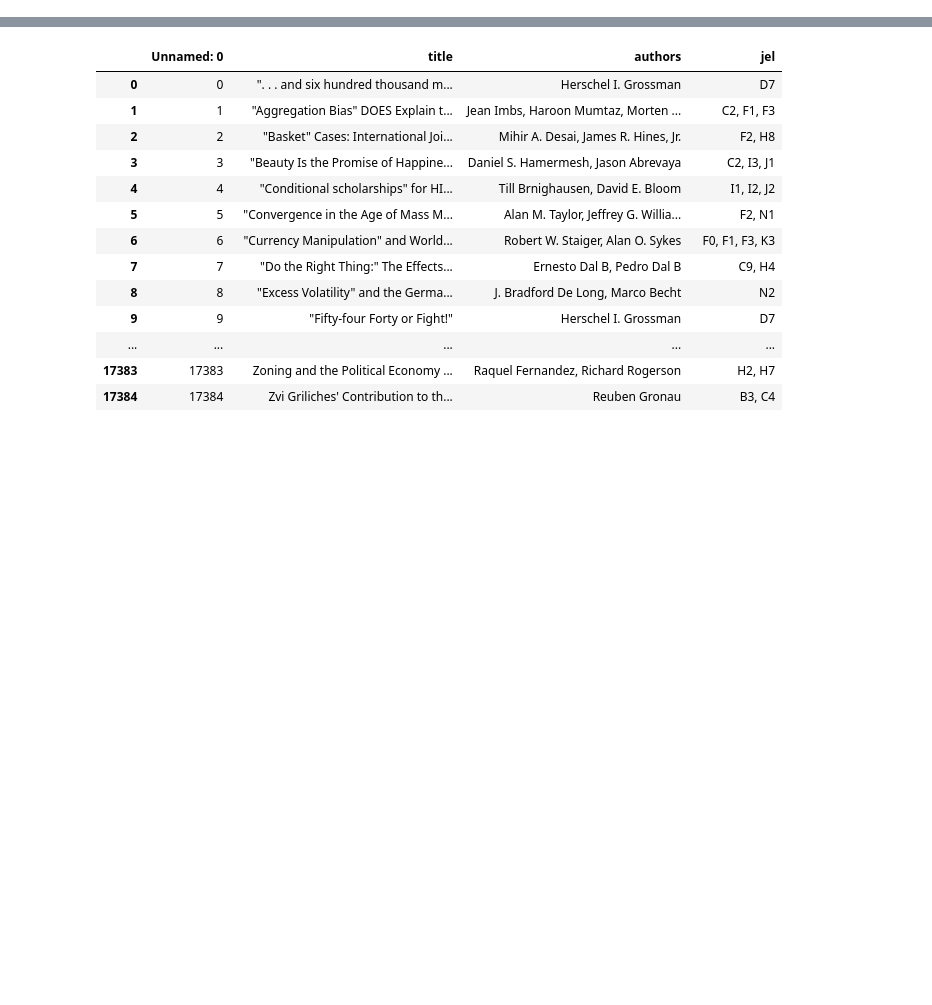
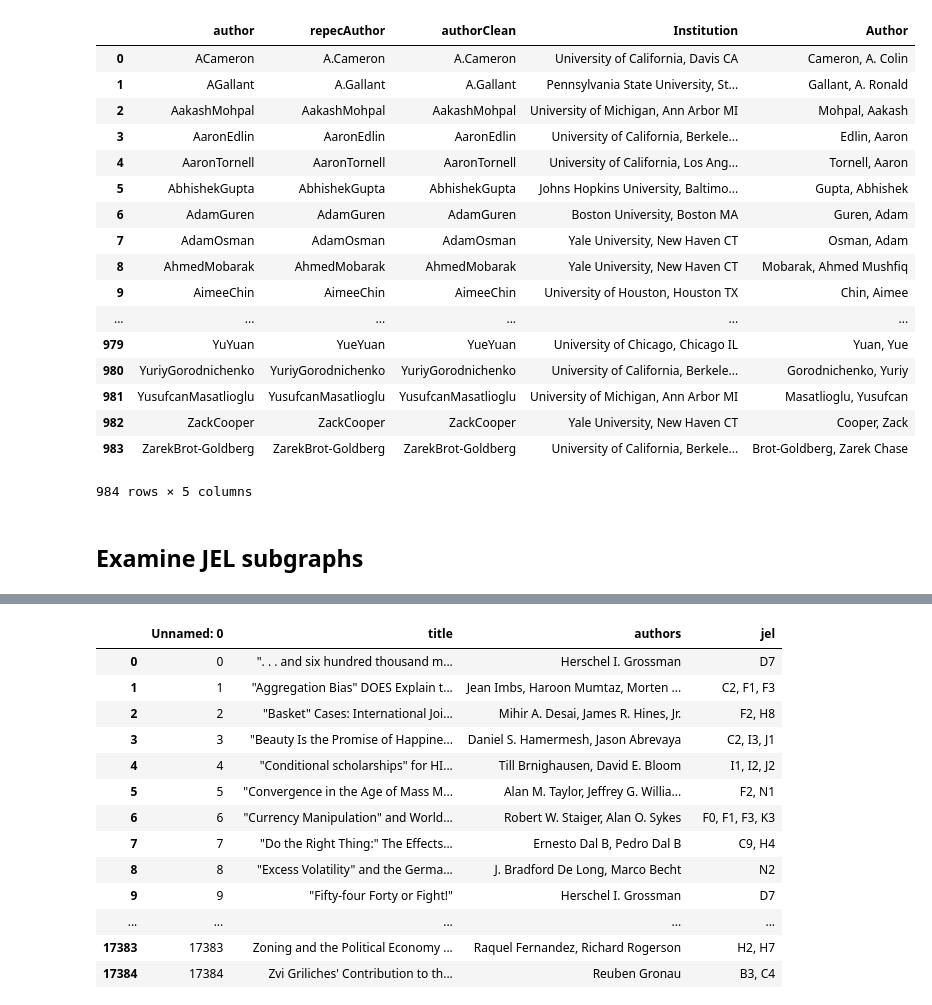
Before and after one commit to emoszkowski/EconIdeaNetwork, a Jupyter notebook: src/NBER_graph_analysis.ipynb, the cells around one changed output, grey strips where cells are left out. Drawn from its saved outputs; the diff is of its cells as text; code cells hidden in the pictures; blank space fills up the shorter version.

```diff
--- a/src/NBER Graph Experimentation.ipynb
+++ b/src/NBER_graph_analysis.ipynb
@@ -88,3 +72,24 @@ for currAuthor in nberAuthorErrors:
 # %%
 # Merge Department Affiliations onto Author Matches
 authDept = pd.merge(deptMatches, department, how='left', left_on='repecAuthor', right_on='authorClean')
+# %%
+authDept
+# %% [output]
+|  | author | repecAuthor | authorClean | Institution | Author |
+| 0 | ACameron | A.Cameron | A.Cameron | University of California, Davis CA | Cameron, A. Colin |
+| 1 | AGallant | A.Gallant | A.Gallant | Pennsylvania State University, St... | Gallant, A. Ronald |
+| 2 | AakashMohpal | AakashMohpal | AakashMohpal | University of Michigan, Ann Arbor MI | Mohpal, Aakash |
+| 3 | AaronEdlin | AaronEdlin | AaronEdlin | University of California, Berkele... | Edlin, Aaron |
+| 4 | AaronTornell | AaronTornell | AaronTornell | University of California, Los Ang... | Tornell, Aaron |
+| 5 | AbhishekGupta | AbhishekGupta | AbhishekGupta | Johns Hopkins University, Baltimo... | Gupta, Abhishek |
+| 6 | AdamGuren | AdamGuren | AdamGuren | Boston University, Boston MA | Guren, Adam |
+| 7 | AdamOsman | AdamOsman | AdamOsman | Yale University, New Haven CT | Osman, Adam |
+| 8 | AhmedMobarak | AhmedMobarak | AhmedMobarak | Yale University, New Haven CT | Mobarak, Ahmed Mushfiq |
+| 9 | AimeeChin | AimeeChin | AimeeChin | University of Houston, Houston TX | Chin, Aimee |
+| ... | ... | ... | ... | ... | ... |
+| 979 | YuYuan | YueYuan | YueYuan | University of Chicago, Chicago IL | Yuan, Yue |
+| 980 | YuriyGorodnichenko | YuriyGorodnichenko | YuriyGorodnichenko | University of California, Berkele... | Gorodnichenko, Yuriy |
+| 981 | YusufcanMasatlioglu | YusufcanMasatlioglu | YusufcanMasatlioglu | University of Michigan, Ann Arbor MI | Masatlioglu, Yusufcan |
+| 982 | ZackCooper | ZackCooper | ZackCooper | Yale University, New Haven CT | Cooper, Zack |
+| 983 | ZarekBrot-Goldberg | ZarekBrot-Goldberg | ZarekBrot-Goldberg | University of California, Berkele... | Brot-Goldberg, Zarek Chase |
+984 rows × 5 columns
@@ -90,0 +105,2 @@ authDept = pd.merge(deptMatches, department, how='left', left_on='repecAuthor',
+# %% [markdown]
+## Examine JEL subgraphs
```
Also changed, not shown: parts of 17 cells of this notebook.
